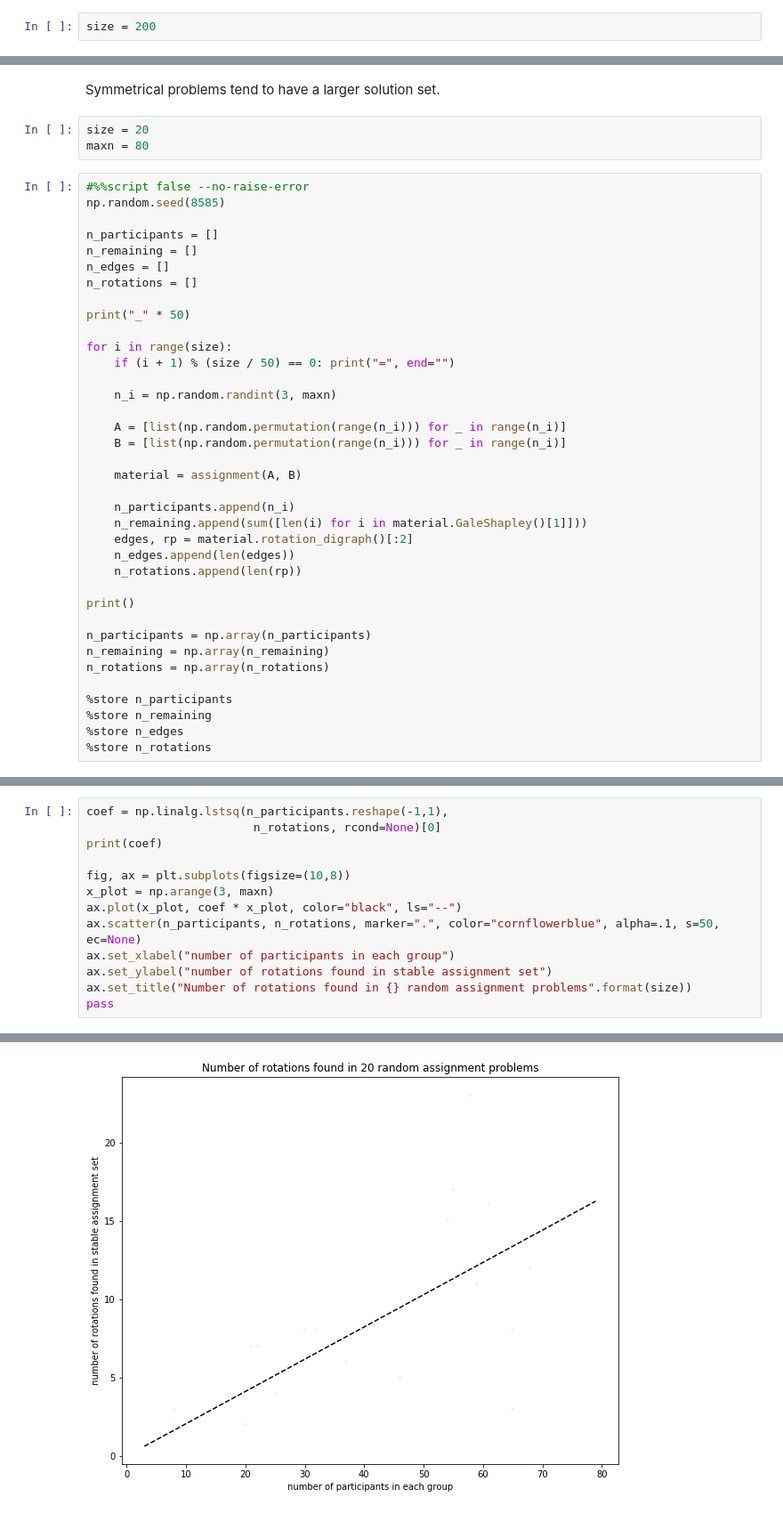
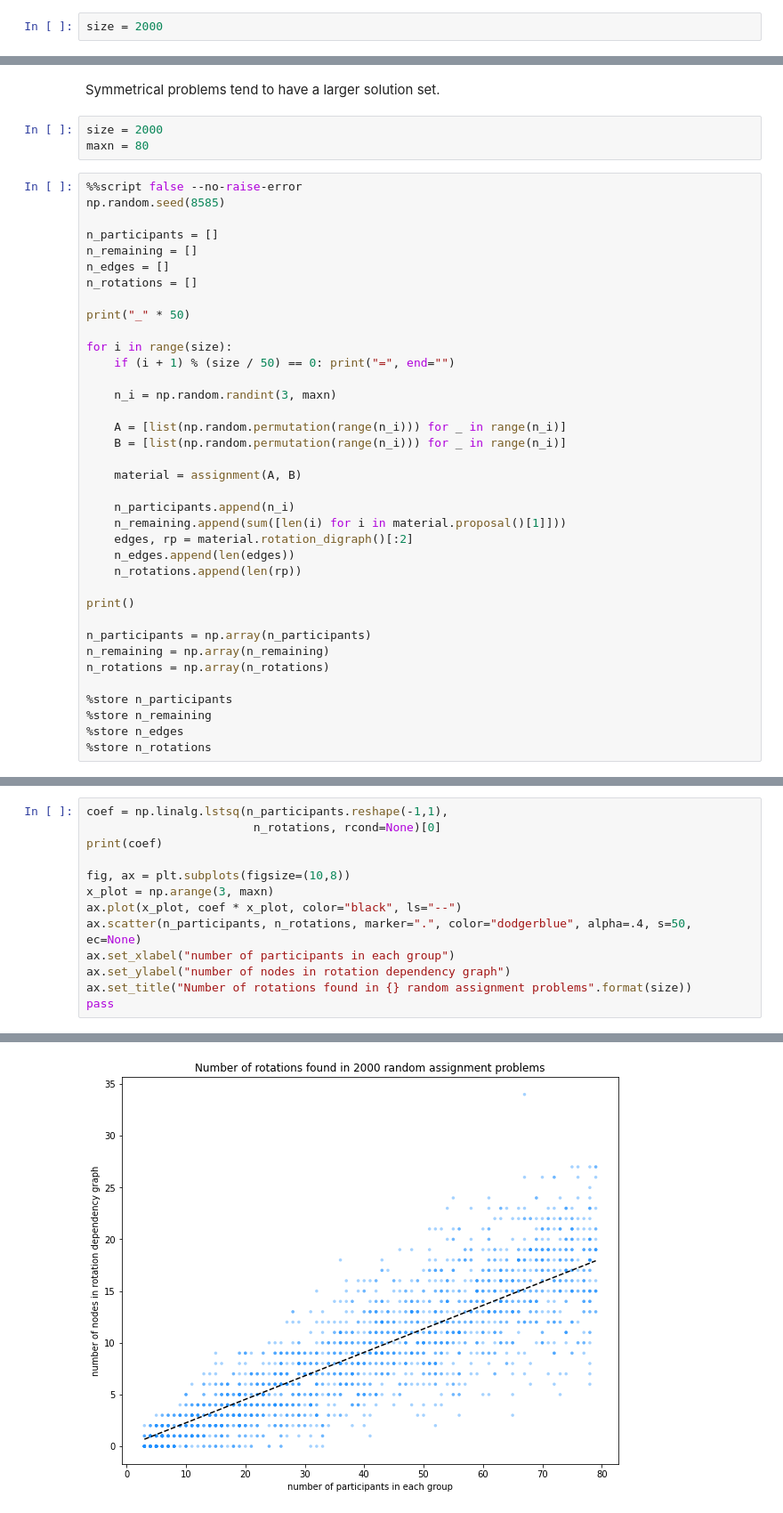
Before and after one commit to maxkapur/assignment, a Jupyter notebook: discussion.ipynb, the cells around one changed output, grey strips where cells are left out. Shown at 89% size. Saved outputs shown, nothing was run; the diff lists cells and outputs as text.

```diff
--- a/discussion.ipynb
+++ b/discussion.ipynb
@@ -200,5 +256,5 @@ pass
 
 Asymmetrical problems, and problems with desk rejects, typically have few or no rotations.
 # %%
-size = 200
+size = 2000
 # %%
@@ -236,10 +299,10 @@ pass
 # %% [markdown]
 Symmetrical problems tend to have a larger solution set.
 # %%
-size = 20
+size = 2000
 maxn = 80
 # %%
-#%%script false --no-raise-error
+%%script false --no-raise-error
 np.random.seed(8585)
 
 n_participants = []
@@ -260,7 +323,7 @@ for i in range(size):
     material = assignment(A, B)
 
     n_participants.append(n_i)
-    n_remaining.append(sum([len(i) for i in material.GaleShapley()[1]]))
+    n_remaining.append(sum([len(i) for i in material.proposal()[1]]))
     edges, rp = material.rotation_digraph()[:2]
     n_edges.append(len(edges))
     n_rotations.append(len(rp))
@@ -306,9 +369,9 @@ print(coef)
 fig, ax = plt.subplots(figsize=(10,8))
 x_plot = np.arange(3, maxn)
 ax.plot(x_plot, coef * x_plot, color="black", ls="--")
-ax.scatter(n_participants, n_rotations, marker=".", color="cornflowerblue", alpha=.1, s=50, ec=None)
+ax.scatter(n_participants, n_rotations, marker=".", color="dodgerblue", alpha=.4, s=50, ec=None)
 ax.set_xlabel("number of participants in each group")
-ax.set_ylabel("number of rotations found in stable assignment set")
+ax.set_ylabel("number of nodes in rotation dependency graph")
 ax.set_title("Number of rotations found in {} random assignment problems".format(size))
 pass
 # %% [output]
@@ -316,2 +379,2 @@ pass
-[figure, old version]
+[figure, new version]
 # %%
```
Also changed, not shown: parts of 18 cells of this notebook, 6 other files.
